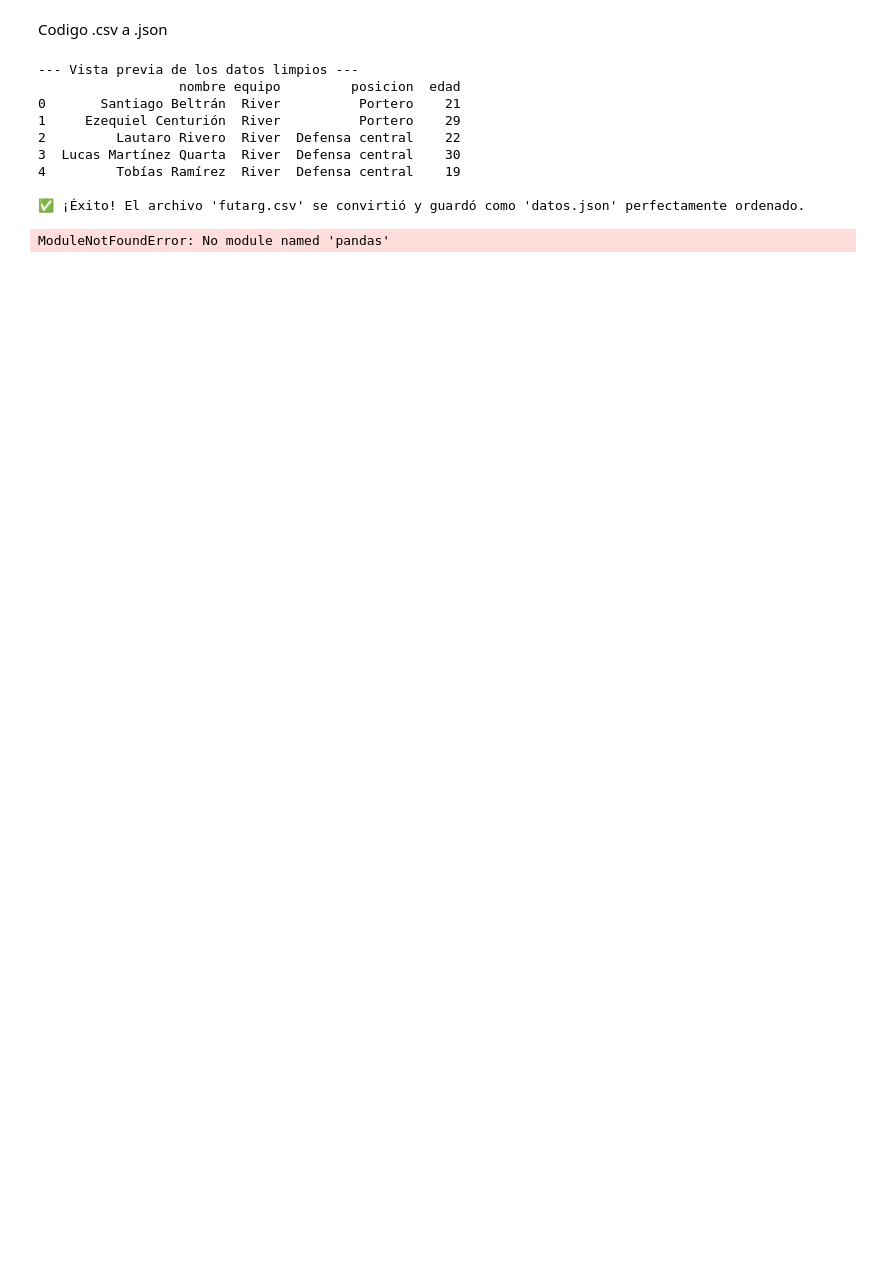
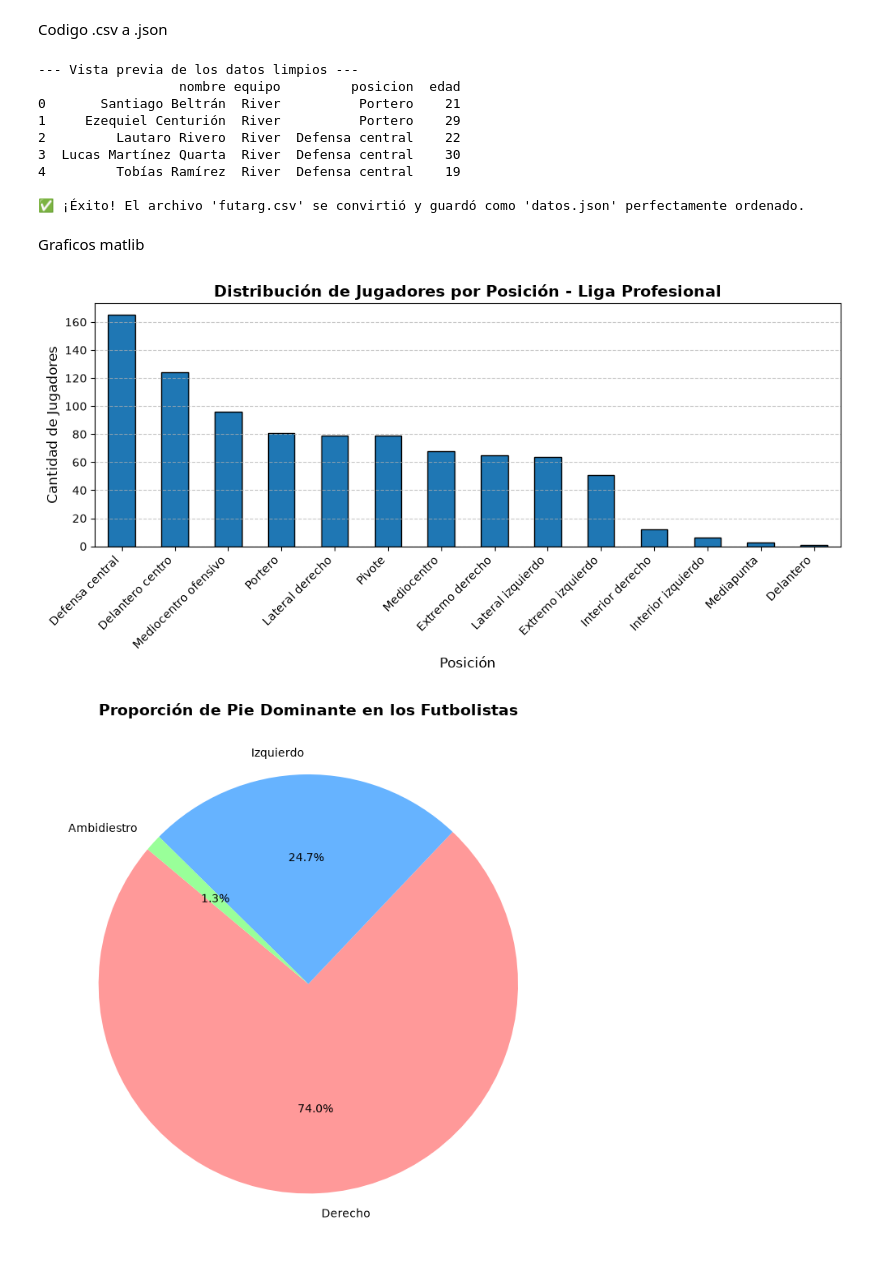
Before and after one commit to NicoHat/Microaplicacion-Programacion-con-IA-Lowcode, a Jupyter notebook: analisis.ipynb, the cells around one changed output. Saved outputs shown, nothing was run; the diff lists cells and outputs as text; code cells hidden in the pictures; blank space fills up the shorter version.

```diff
--- a/analisis.ipynb
+++ b/analisis.ipynb
@@ -46,31 +44,36 @@ Graficos matlib
+# %% [markdown]
+Graficos matlib
 # %%
 import pandas as pd
 import matplotlib.pyplot as plt
 
-# 1. Cargar los datos desde el archivo JSON que está en la carpeta
-df = pd.read_json('futarg.json')
+# 1. Cargar los datos desde el JSON generado
+df = pd.read_json('datos.json')
 
-print("--- Vista previa de los datos ---")
-display(df.head())
+# --- GRÁFICO 1: Cantidad de jugadores por posición (Gráfico de Barras) ---
+jugadores_por_posicion = df['posicion'].value_counts()
 
-# 2. Análisis con Pandas: Contar cuántos jugadores hay por posición
-jugadores_por_posicion = df['posicion'].value_counts()
-print("\n--- Cantidad de jugadores por posición ---")
-print(jugadores_por_posicion)
-
-# 3. Generar el gráfico con Matplotlib
-plt.figure(figsize=(8, 5))
-jugadores_por_posicion.plot(kind='bar', color='skyblue', edgecolor='black')
-
-# Personalizar el gráfico
-plt.title('Cantidad de Jugadores por Posición - Liga Profesional', fontsize=14, fontweight='bold')
+plt.figure(figsize=(10, 5))
+jugadores_por_posicion.plot(kind='bar', color='#1f77b4', edgecolor='black')
+plt.title('Distribución de Jugadores por Posición - Liga Profesional', fontsize=14, fontweight='bold')
 plt.xlabel('Posición', fontsize=12)
-plt.ylabel('Cantidad', fontsize=12)
-plt.xticks(rotation=45)
+plt.ylabel('Cantidad de Jugadores', fontsize=12)
+plt.xticks(rotation=45, ha='right')
 plt.grid(axis='y', linestyle='--', alpha=0.7)
-
-# Mostrar el gráfico en la notebook
 plt.tight_layout()
 plt.show()
+
+
+# --- GRÁFICO 2: Proporción de Pie Dominante (Gráfico de Torta / Circular) ---
+# Limpiamos posibles espacios o valores nulos en la columna pie_dominante
+pie_counts = df['pie_dominante'].value_counts()
+
+plt.figure(figsize=(7, 7))
+pie_counts.plot(kind='pie', autopct='%1.1f%%', startangle=140, colors=['#ff9999','#66b3ff','#99ff99'])
+plt.title('Proporción de Pie Dominante en los Futbolistas', fontsize=14, fontweight='bold')
+plt.ylabel('') # Oculta la etiqueta del eje y para mayor prolijidad
+plt.tight_layout()
+plt.show()
 # %% [output]
-ModuleNotFoundError: No module named 'pandas'
+[figure, added]
+[figure, added]
```
Also changed, not shown: parts of 1 cell of this notebook, 5 other files.
